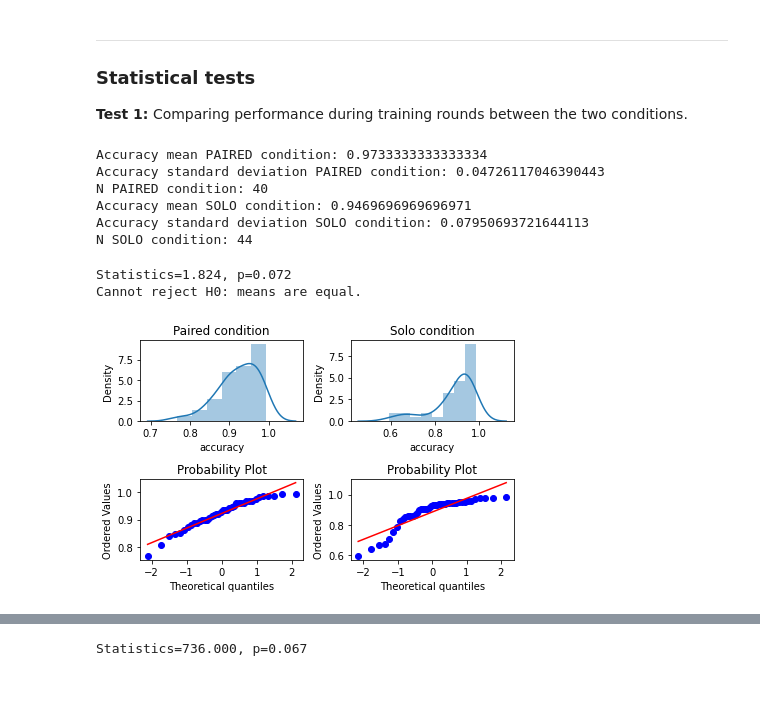
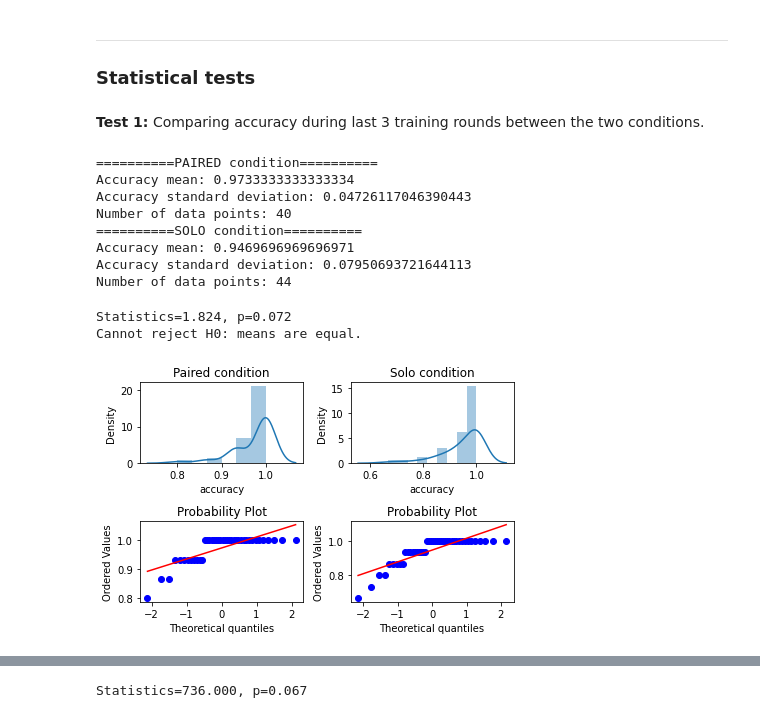
Before and after one commit to EAndrade-Lotero/SPUoDLL, a Jupyter notebook: Results.ipynb, the cells around one changed output, grey strips where cells are left out. Cells and saved outputs as stored; diff of their text form; code cells hidden in the pictures; blank space fills up the shorter version.

Commit message:
Notebook with the data analysis

```diff
--- a/Results.ipynb
+++ b/Results.ipynb
@@ -49,6 +101,6 @@ import numpy as np
 from statsmodels.formula.api import ols
 from scipy import stats
 # %%
-data = pd.read_csv('performance.csv')
-data.head()
+data = pd.read_csv('performances.csv')
+data.shape
 # %% [output]
@@ -71,29 +153,42 @@ reporte_comprension.head()
+# %% [markdown]
+----
+
+### Statistical tests <a class="anchor" id="tests"></a>
 # %% [markdown]
-----
-
-### Statistical tests
 
 **Test 1:**
-Comparing performance during training rounds between the two conditions.
+Comparing accuracy during last 3 training rounds between the two conditions.
 # %%
-training_dyads = data[(data['stage']=='Training rounds') & (data['treatment']=='dyad') & (data['round']>22)][['player','accuracy']]
+training_dyads = filter_variables(data, {
+    'treatment==':'dyad',
+    'stage==':'Training rounds',
+    'round>':22}
+                                 )[['player','accuracy']]
 training_dyads = training_dyads.groupby('player').mean().reset_index()
-print('Accuracy mean PAIRED condition:', training_dyads['accuracy'].mean())
-print('Accuracy standard deviation PAIRED condition:', training_dyads['accuracy'].std())
-print('N PAIRED condition:', training_dyads['accuracy'].count())
+print("="*10+"PAIRED condition"+"="*10)
+print('Accuracy mean:', training_dyads['accuracy'].mean())
+print('Accuracy standard deviation:', training_dyads['accuracy'].std())
+print('Number of data points:', training_dyads['accuracy'].count())
 
-training_solo = data[(data['stage']=='Training rounds') & (data['treatment']=='single') & (data['round']>22)][['player','accuracy']]
+training_solo = filter_variables(data, {
+    'treatment==':'single',
+    'stage==':'Training rounds',
+    'round>':22}
+                                 )[['player','accuracy']]
 training_solo = training_solo.groupby('player').mean().reset_index()
-print('Accuracy mean SOLO condition:', training_solo['accuracy'].mean())
-print('Accuracy standard deviation SOLO condition:', training_solo['accuracy'].std())
-print('N SOLO condition:', training_solo['accuracy'].count())
+print("="*10+"SOLO condition"+"="*10)
+print('Accuracy mean:', training_solo['accuracy'].mean())
+print('Accuracy standard deviation:', training_solo['accuracy'].std())
+print('Number of data points:', training_solo['accuracy'].count())
 # %% [output]
-Accuracy mean PAIRED condition: 0.9733333333333334
-Accuracy standard deviation PAIRED condition: 0.04726117046390443
-N PAIRED condition: 40
-Accuracy mean SOLO condition: 0.9469696969696971
-Accuracy standard deviation SOLO condition: 0.07950693721644113
-N SOLO condition: 44
+==========PAIRED condition==========
+Accuracy mean: 0.9733333333333334
+Accuracy standard deviation: 0.04726117046390443
+Number of data points: 40
+==========SOLO condition==========
+Accuracy mean: 0.9469696969696971
+Accuracy standard deviation: 0.07950693721644113
+Number of data points: 44
 # %%
 stat, p = stats.ttest_ind(training_dyads['accuracy'],training_solo['accuracy'],)
 print('Statistics=%.3f, p=%.3f' % (stat, p))
@@ -104,12 +202,12 @@ Cannot reject H0: means are equal.
 # %%
 fig,ax = plt.subplots(2,2)
 ax[0,0].set_title("Paired condition")
 ax[0,1].set_title("Solo condition")
-sns.distplot(training_rounds_dyads['accuracy'], ax=ax[0,0])
-sns.distplot(training_rounds_solo['accuracy'], ax=ax[0,1])
-stats.probplot(training_rounds_dyads['accuracy'], dist="norm", plot=ax[1,0])
-stats.probplot(training_rounds_solo['accuracy'], dist="norm", plot=ax[1,1])
+sns.distplot(training_dyads['accuracy'], ax=ax[0,0])
+sns.distplot(training_solo['accuracy'], ax=ax[0,1])
+stats.probplot(training_dyads['accuracy'], dist="norm", plot=ax[1,0])
+stats.probplot(training_solo['accuracy'], dist="norm", plot=ax[1,1])
 plt.tight_layout()
 # %% [output]
-[figure, old version]
+[figure, new version]
 # %%
```
Also changed, not shown: parts of 96 cells of this notebook.
